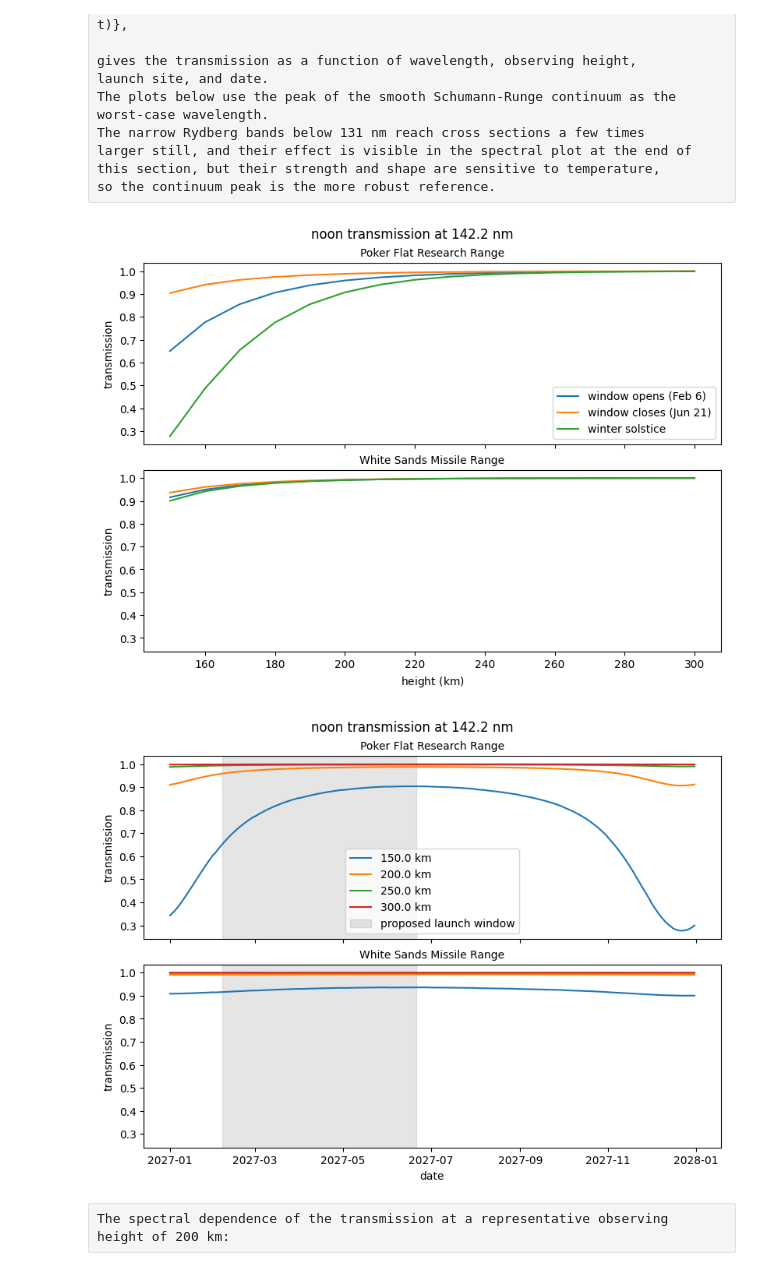
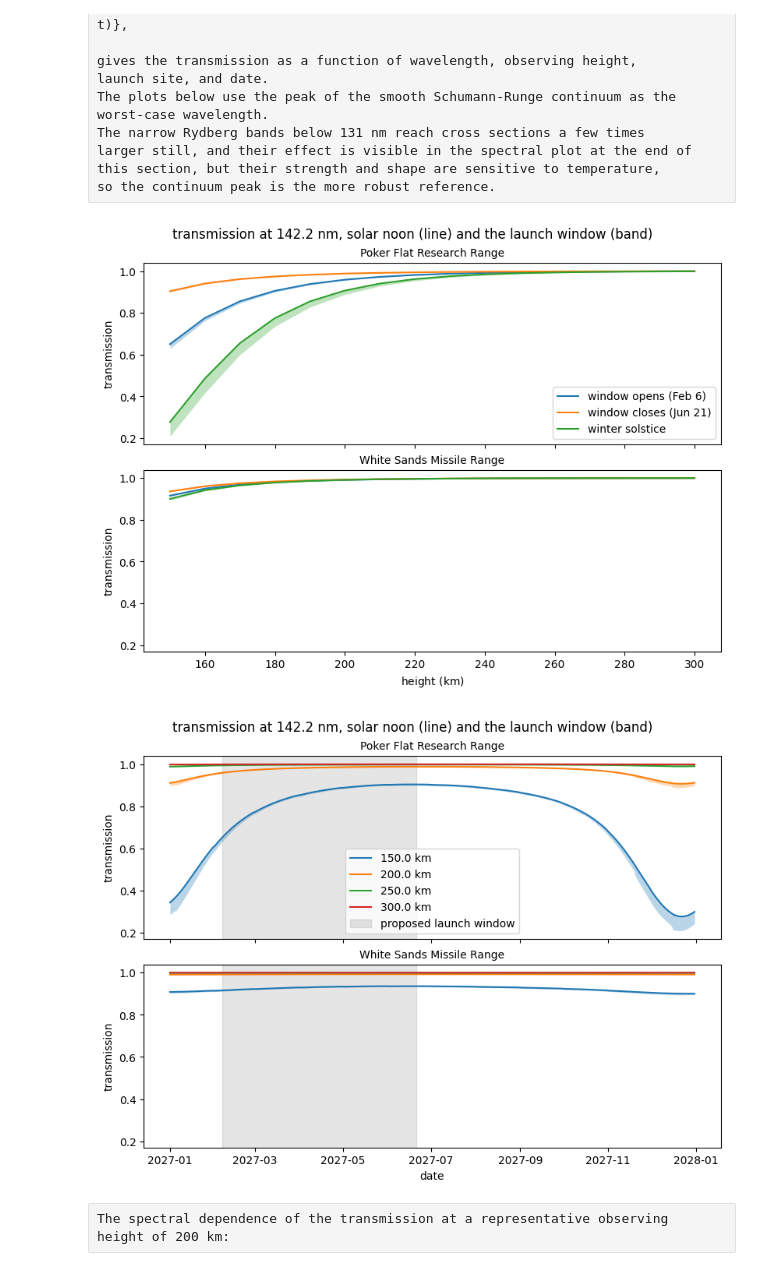
Before and after one commit to Kankelborg-Group/furst-optics, a Jupyter notebook: docs/reports/atmospheric-transmission.ipynb, the cells around one changed output. Drawn from its saved outputs; the diff is of its cells as text; code cells hidden in the pictures.

```diff
--- a/docs/reports/atmospheric-transmission.ipynb
+++ b/docs/reports/atmospheric-transmission.ipynb
@@ -107,6 +107,7 @@ axis_distance = "distance"
 axis_wavelength = "wavelength"
 axis_z = "z_model"
 axis_f107 = "f107"
+axis_offset = "offset"
 
 sites = {
     "Poker Flat Research Range": astropy.coordinates.EarthLocation(
@@ -546,56 +603,82 @@ fig, axs = plt.subplots(
 )
 for i, site in enumerate(sites):
     ax = axs[i]
-    for season in dates_season:
+    for k, season in enumerate(dates_season):
+        t = transmission_worst[{axis_site: i, axis_time: index_date(dates_season[season])}]
         na.plt.plot(
             height,
-            transmission_worst[{axis_site: i, axis_time: index_date(dates_season[season])}],
+            t[{axis_offset: index_noon}],
             ax=ax,
             axis=axis_height,
+            color=f"C{k}",
             label=season,
+        )
+        ax.fill_between(
+            x=height.ndarray,
+            y1=t.min(axis_offset).ndarray,
+            y2=t.max(axis_offset).ndarray,
+            color=f"C{k}",
+            alpha=0.3,
+            linewidth=0,
         )
     ax.set_title(site, fontsize=10)
     ax.set_ylabel("transmission")
 axs[~0].set_xlabel(f"height ({u.km:latex_inline})")
 axs[0].legend()
-fig.suptitle(f"noon transmission at {wavelength_worst.ndarray:.1f}");
+fig.suptitle(
+    f"transmission at {wavelength_worst.ndarray:.1f}, "
+    f"solar noon (line) and the launch window (band)"
+);
 # %% [output]
-[figure, old version]
+[figure, new version]
 # %%
 heights_plot = [150, 200, 250, 300] * u.km
 
 fig, axs = plt.subplots(
     nrows=len(sites),
     sharex=True,
     sharey=True,
     figsize=(8, 6),
     constrained_layout=True,
 )
 for i, site in enumerate(sites):
     ax = axs[i]
-    for h in heights_plot:
+    for k, h in enumerate(heights_plot):
         index_h = np.argmin(np.abs(height - h), axis=axis_height)
+        t = transmission_worst[index_h][{axis_site: i}]
         na.plt.plot(
             date,
-            transmission_worst[index_h][{axis_site: i}],
+            t[{axis_offset: index_noon}],
             ax=ax,
             axis=axis_time,
+            color=f"C{k}",
             label=f"{h}",
+        )
+        ax.fill_between(
+            x=date.ndarray,
+            y1=t.min(axis_offset).ndarray,
+            y2=t.max(axis_offset).ndarray,
+            color=f"C{k}",
+            alpha=0.3,
+            linewidth=0,
         )
     ax.axvspan(
         np.datetime64(date_launch_min),
         np.datetime64(date_launch_max),
         color="gray",
         alpha=0.2,
         label="proposed launch window",
     )
     ax.set_title(site, fontsize=10)
     ax.set_ylabel("transmission")
 axs[~0].set_xlabel("date")
 axs[0].legend()
-fig.suptitle(f"noon transmission at {wavelength_worst.ndarray:.1f}");
+fig.suptitle(
+    f"transmission at {wavelength_worst.ndarray:.1f}, "
+    f"solar noon (line) and the launch window (band)"
+);
 # %% [output]
-[figure, old version]
+[figure, new version]
 # %% [raw]
 The spectral dependence of the transmission at a representative observing
 height of 200 km:
```
Also changed, not shown: parts of 22 cells of this notebook.
